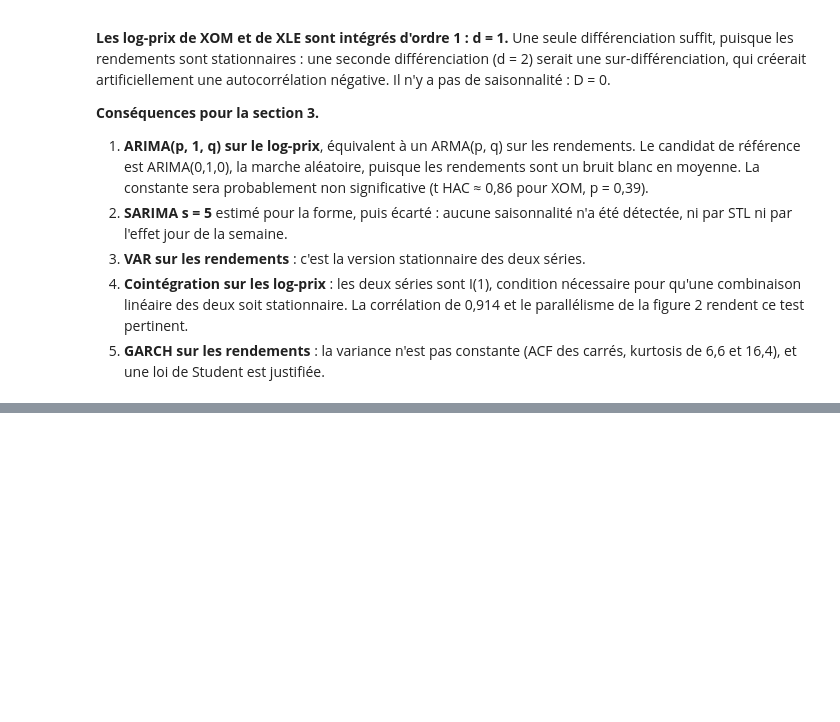
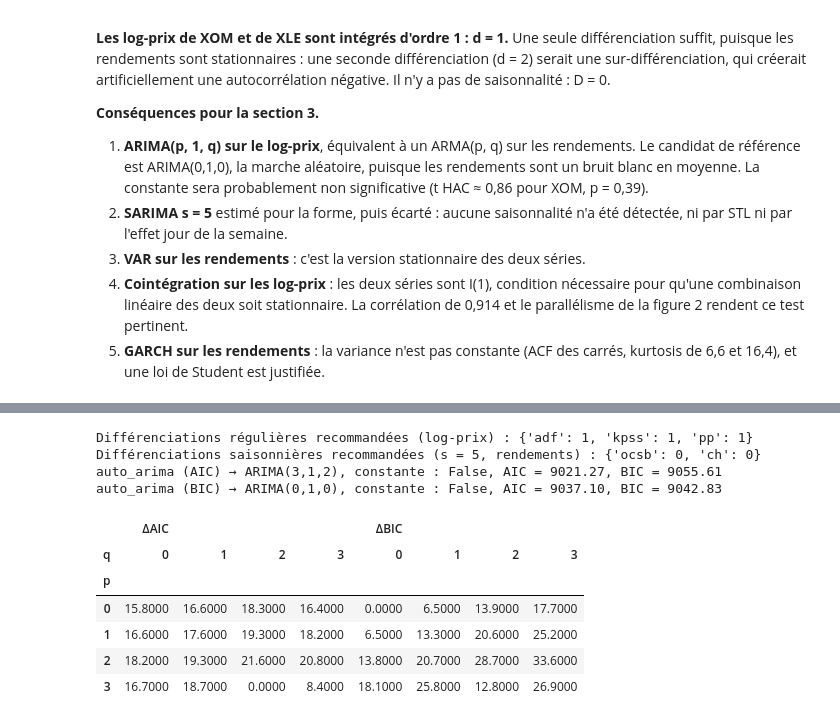
Before and after one commit to aziz28-dev/ts-project, a Jupyter notebook: notebooks/main_python.ipynb, the cells around one changed output, grey strips where cells are left out. Saved outputs shown, nothing was run; the diff lists cells and outputs as text; code cells hidden in the pictures; blank space fills up the shorter version.

```diff
--- a/notebooks/main_python.ipynb
+++ b/notebooks/main_python.ipynb
@@ -954,0 +1039,33 @@ Les éléments convergent tous :
+# %%
+import pmdarima as pm
+
+y_level = 100 * TRAIN["XOM_logp"].to_numpy()
+ndiffs = {t: pm.arima.ndiffs(y_level, test=t, max_d=2) for t in ("adf", "kpss", "pp")}
+nsdiffs = {t: pm.arima.nsdiffs(r_train, m=5, test=t) for t in ("ocsb", "ch")}
+print("Différenciations régulières recommandées (log-prix) :", ndiffs)
+print("Différenciations saisonnières recommandées (s = 5, rendements) :", nsdiffs)
+
+auto = {crit: C.auto_arima(r_train, crit) for crit in ("aic", "bic")}
+for crit, m in auto.items():
+    p, _, q = m.order
+    print(f"auto_arima ({crit.upper()}) → ARIMA({p},1,{q}), constante : {m.with_intercept}, "
+          f"AIC = {m.aic():.2f}, BIC = {m.bic():.2f}")
+# %% [output]
+Différenciations régulières recommandées (log-prix) : {'adf': 1, 'kpss': 1, 'pp': 1}
+Différenciations saisonnières recommandées (s = 5, rendements) : {'ocsb': 0, 'ch': 0}
+auto_arima (AIC) → ARIMA(3,1,2), constante : False, AIC = 9021.27, BIC = 9055.61
+auto_arima (BIC) → ARIMA(0,1,0), constante : False, AIC = 9037.10, BIC = 9042.83
+# %%
+# Surface complète des critères pour p, q ≤ 3 : montre si le choix automatique est un optimum net ou isolé.
+grid = C.ic_grid(r_train, 3, 3)
+save_table(grid, "tab12_arima_grille_aic_bic", index=False)
+pd.concat({"ΔAIC": grid.pivot(index="p", columns="q", values="AIC") - grid["AIC"].min(),
+           "ΔBIC": grid.pivot(index="p", columns="q", values="BIC") - grid["BIC"].min()}, axis=1).round(1)
+# %% [output]
+|  | ΔAIC |  |  |  | ΔBIC |  |  |  |
+| q | 0 | 1 | 2 | 3 | 0 | 1 | 2 | 3 |
+| p |  |  |  |  |  |  |  |  |
+| 0 | 15.8000 | 16.6000 | 18.3000 | 16.4000 | 0.0000 | 6.5000 | 13.9000 | 17.7000 |
+| 1 | 16.6000 | 17.6000 | 19.3000 | 18.2000 | 6.5000 | 13.3000 | 20.6000 | 25.2000 |
+| 2 | 18.2000 | 19.3000 | 21.6000 | 20.8000 | 13.8000 | 20.7000 | 28.7000 | 33.6000 |
+| 3 | 16.7000 | 18.7000 | 0.0000 | 8.4000 | 18.1000 | 25.8000 | 12.8000 | 26.9000 |
```
Also changed, not shown: parts of 19 cells of this notebook, 12 other files.
